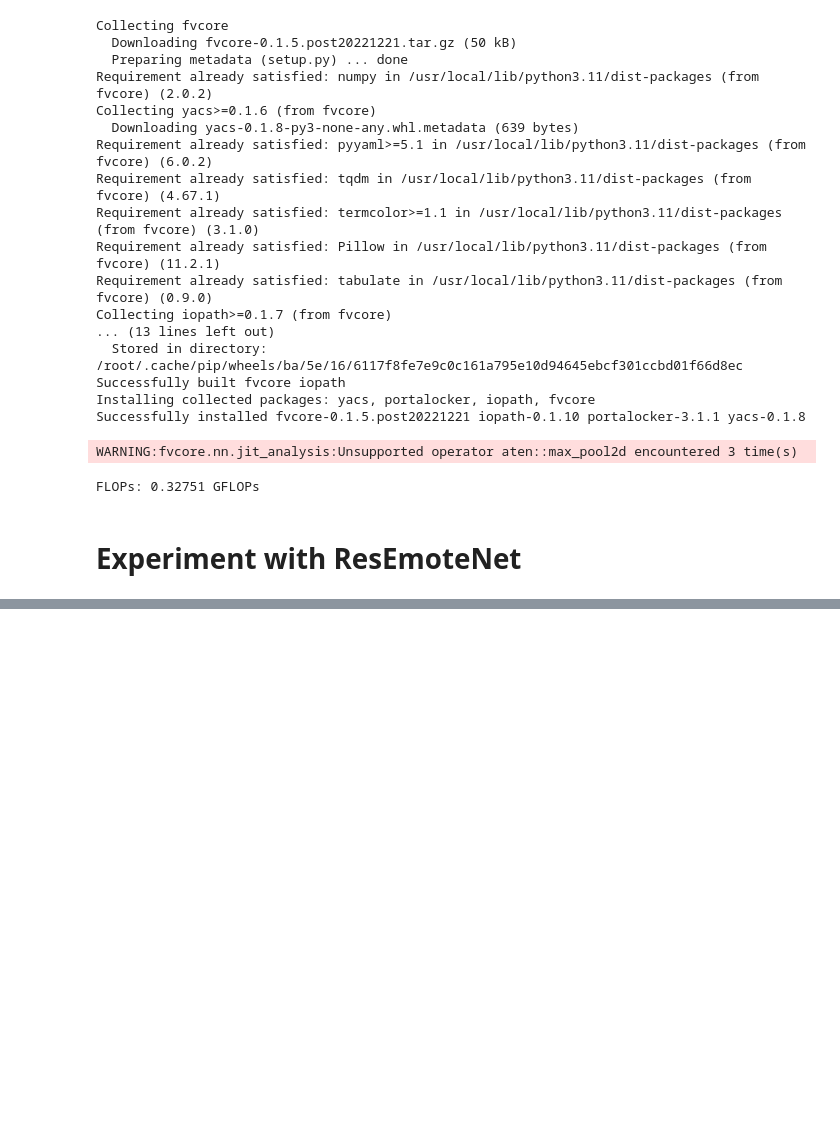
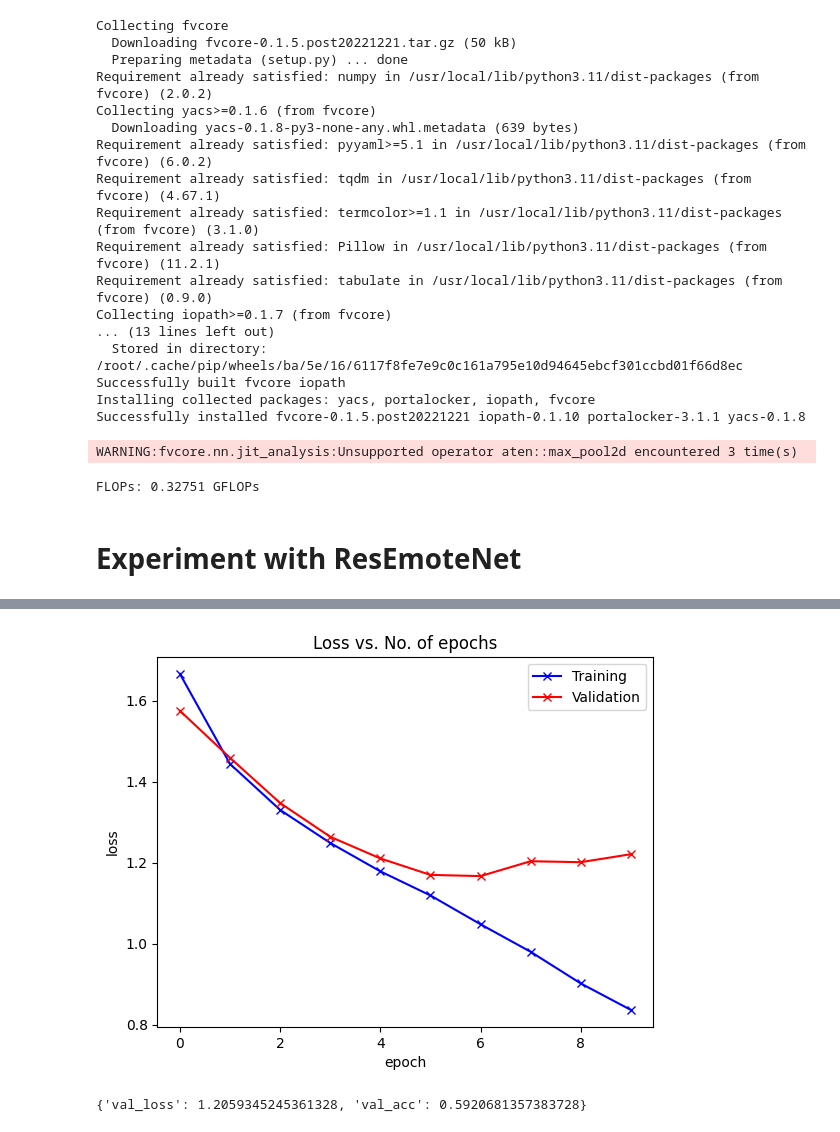
Before and after one commit to nmhaaa3218/CV-Facial-Expression, a Jupyter notebook: Facial_Expression_Recognition_2025.ipynb, the cells around one changed output, grey strips where cells are left out. Cells and saved outputs as stored; diff of their text form; code cells hidden in the pictures; blank space fills up the shorter version.

```diff
--- a/Facial_Expression_Recognition_2025.ipynb
+++ b/Facial_Expression_Recognition_2025.ipynb
@@ -574,0 +713,10 @@ ModuleNotFoundError: No module named 'ResEmoteNet'
+# %%
+plot_losses(history)
+# %% [output]
+[figure, added]
+# %%
+# Model evaluation on test data.
+result = evaluate(model_ree, test_dl)
+result
+# %% [output]
+{'val_loss': 1.2059345245361328, 'val_acc': 0.5920681357383728}
```
Also changed, not shown: parts of 6 cells of this notebook.
